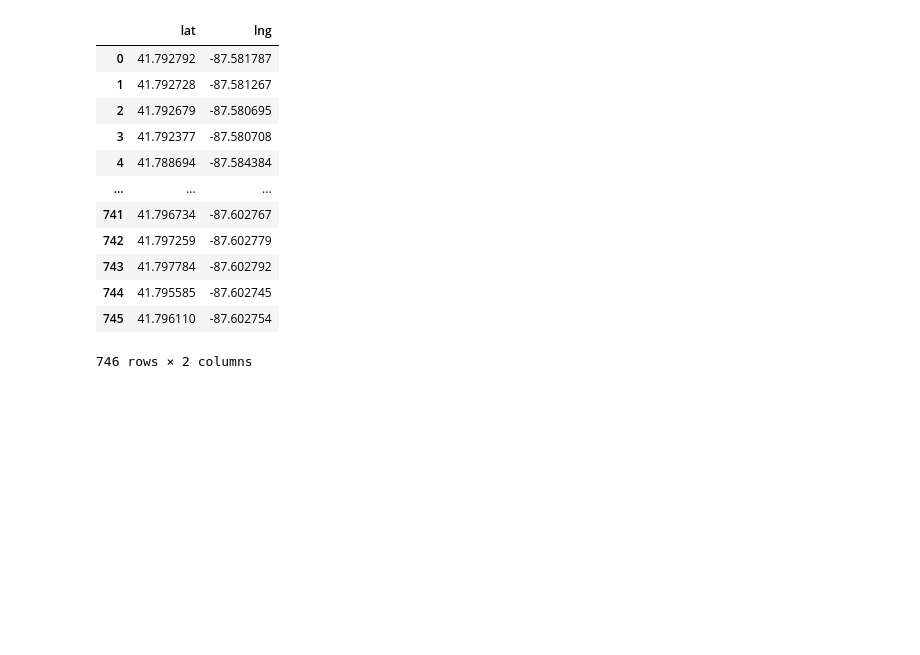
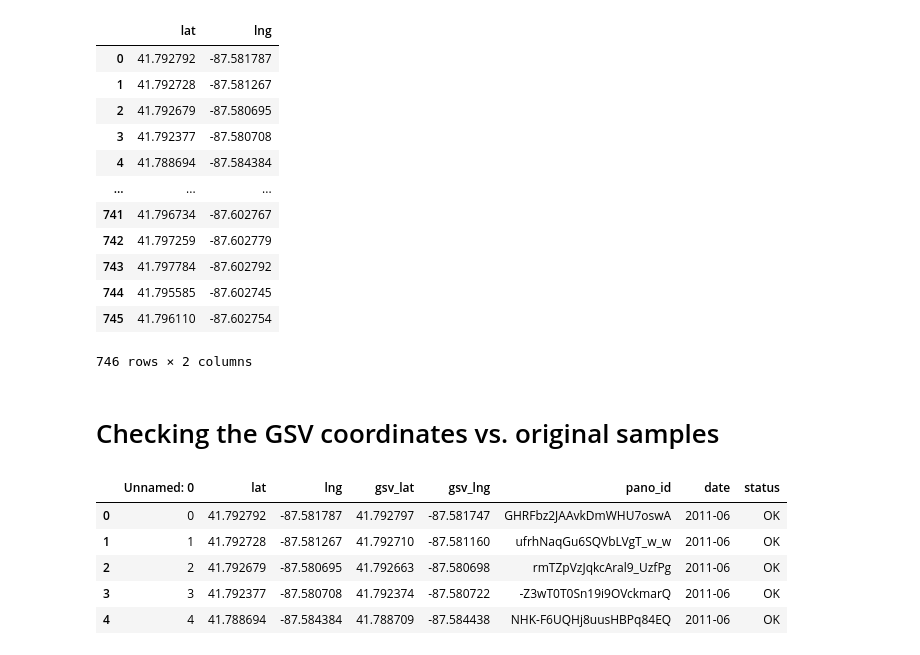
Before and after one commit to kywch/geo-colab, a Jupyter notebook: TreePedia_Step1_point_sampling.ipynb, the cells around one changed output. Drawn from its saved outputs; the diff is of its cells as text; code cells hidden in the pictures; blank space fills up the shorter version.

```diff
--- a/TreePedia_Step1_point_sampling.ipynb
+++ b/TreePedia_Step1_point_sampling.ipynb
@@ -254,3 +282,15 @@ picked_df
 746 rows × 2 columns
 # %%
 picked_df.to_csv('drive/My Drive/StreetPsych/' + location + '/seed_' + location + '.csv')
+# %% [markdown]
+# Checking the GSV coordinates vs. original samples
+# %%
+combined_df = pd.read_csv('drive/My Drive/StreetPsych/' + location + '/gsv_seed_' + location + '.csv')
+combined_df.head()
+# %% [output]
+|  | Unnamed: 0 | lat | lng | gsv_lat | gsv_lng | pano_id | date | status |
+| 0 | 0 | 41.792792 | -87.581787 | 41.792797 | -87.581747 | GHRFbz2JAAvkDmWHU7oswA | 2011-06 | OK |
+| 1 | 1 | 41.792728 | -87.581267 | 41.792710 | -87.581160 | ufrhNaqGu6SQVbLVgT_w_w | 2011-06 | OK |
+| 2 | 2 | 41.792679 | -87.580695 | 41.792663 | -87.580698 | rmTZpVzJqkcAral9_UzfPg | 2011-06 | OK |
+| 3 | 3 | 41.792377 | -87.580708 | 41.792374 | -87.580722 | -Z3wT0T0Sn19i9OVckmarQ | 2011-06 | OK |
+| 4 | 4 | 41.788694 | -87.584384 | 41.788709 | -87.584438 | NHK-F6UQHj8uusHBPq84EQ | 2011-06 | OK |
```
Also changed, not shown: parts of 14 cells of this notebook.
